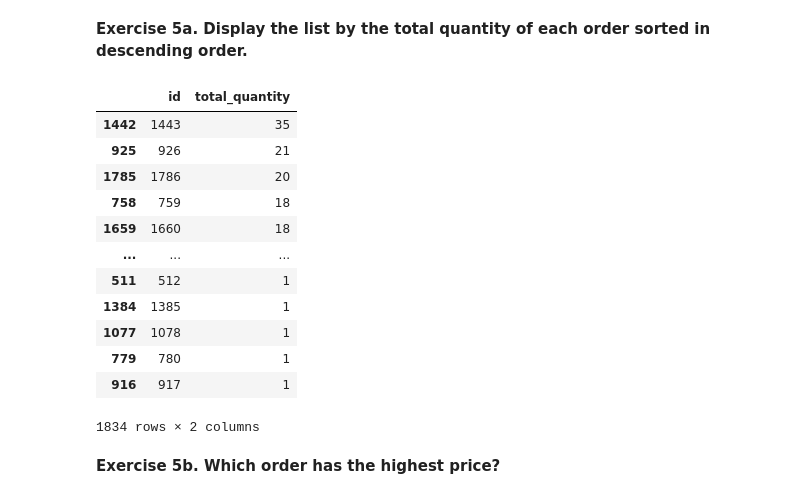
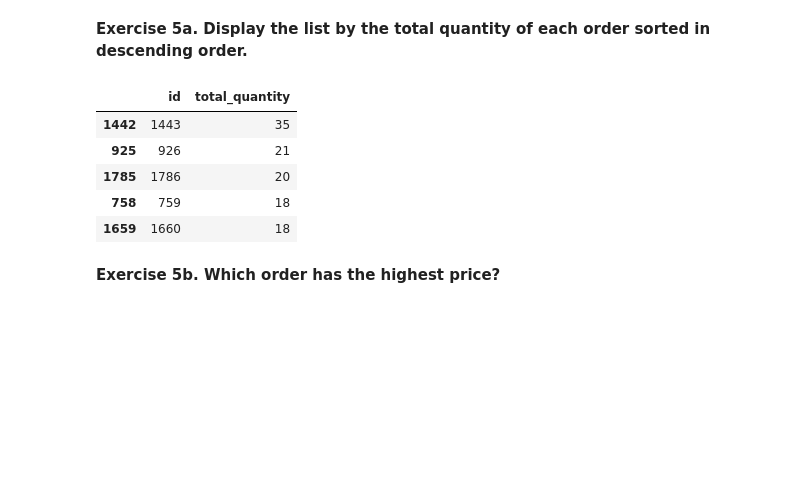
Before and after one commit to ChhailengTim/data_science_basic, a Jupyter notebook: Python_DS6/practics/Week_3_Food.ipynb, the cells around one changed output. Drawn from its saved outputs; the diff is of its cells as text; code cells hidden in the pictures; blank space fills up the shorter version.

```diff
--- a/Python_DS6/practics/Week_3_Food.ipynb
+++ b/Python_DS6/practics/Week_3_Food.ipynb
@@ -50,0 +40,2 @@ order_list_2.head()
+# %%
+order_list2 = order_list.drop_duplicates()
@@ -53,6 +57,6 @@ order_list_2.head()
 # %%
-order_list_2['total_price'] = order_list_2['quantity'] * order_list_2['unit_price']
-order_list_2.head()
+order_list2['total_price'] = order_list2['quantity'] * order_list2['unit_price']
+order_list2.head()
 # %% [output]
 A value is trying to be set on a copy of a slice from a DataFrame.
 Try using .loc[row_indexer,col_indexer] = value instead
@@ -95,24 +108,16 @@ order_list_2.sort_values('food', ascending=True)
 # %% [markdown]
 <b>Exercise 5a. Display the list by the total quantity of each order sorted in descending order.
 # %%
-total_quantity = order_list_2[['id', 'quantity']].groupby('id', as_index=False
-                ).agg(total_quantity=('quantity', 'sum')).sort_values('total_quantity', ascending=False)
+total_quantity = (order_list2[['id', 'quantity']].groupby('id', as_index=False).aggregate(total_quantity = ('quantity', 'sum')).sort_values('total_quantity', ascending=False))
 
-total_quantity
+total_quantity.head()
 # %% [output]
 |  | id | total_quantity |
 | 1442 | 1443 | 35 |
 | 925 | 926 | 21 |
 | 1785 | 1786 | 20 |
 | 758 | 759 | 18 |
 | 1659 | 1660 | 18 |
-| ... | ... | ... |
-| 511 | 512 | 1 |
-| 1384 | 1385 | 1 |
-| 1077 | 1078 | 1 |
-| 779 | 780 | 1 |
-| 916 | 917 | 1 |
-1834 rows × 2 columns
 # %% [markdown]
 <b>Exercise 5b. Which order has the highest price?
 # %%
```
Also changed, not shown: parts of 15 cells of this notebook.
